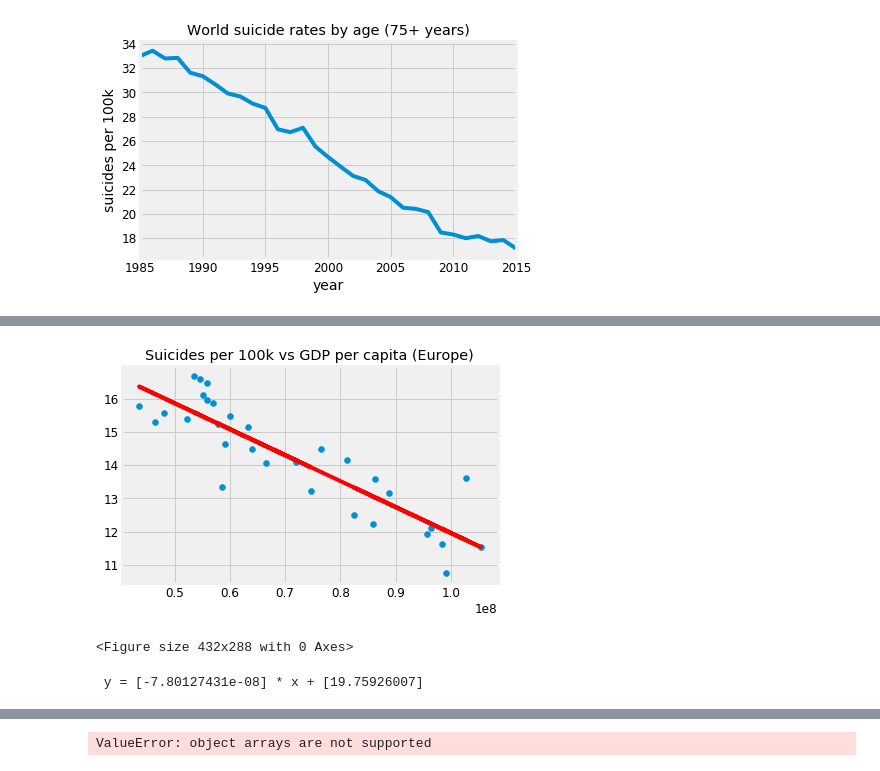
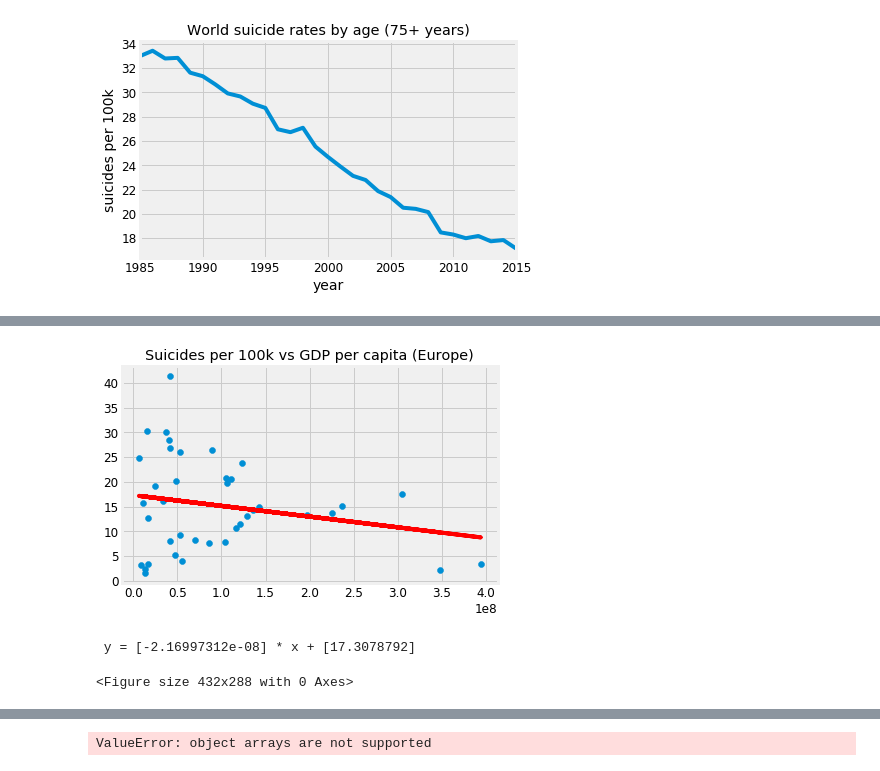
Before and after one commit to MiguelArieiro/WorldSuicideRatesAnalysis, a Jupyter notebook: sgd3.ipynb, the cells around one changed output, grey strips where cells are left out. Cells and saved outputs as stored; diff of their text form; code cells hidden in the pictures.

```diff
--- a/sgd3.ipynb
+++ b/sgd3.ipynb
@@ -463,27 +507,24 @@ for value in continentValues:
 # %%
-from sklearn.linear_model import LinearRegression
-
-X = suicidesPerYearPer100kContinents[suicidesPerYearPer100kContinents['Continent_Name']=='Europe'].iloc[:, -1].values.reshape(-1, 1)  # values converts it into a numpy array
-Y = suicidesPerYearPer100kContinents[suicidesPerYearPer100kContinents['Continent_Name']=='Europe'].iloc[:, -2].values.reshape(-1, 1)  # -1 means that calculate the dimension of rows, but have 1 column
+X = totalSuicidesPer100kCountries[totalSuicidesPer100kCountries['Continent_Name']=='Europe'].iloc[:, -1].values.reshape(-1, 1)  # values converts it into a numpy array
+Y = totalSuicidesPer100kCountries[totalSuicidesPer100kCountries['Continent_Name']=='Europe'].iloc[:, -2].values.reshape(-1, 1)  # -1 means that calculate the dimension of rows, but have 1 column
 
 linear_regressor = LinearRegression()  # create object for the class
 linear_regressor.fit(X, Y)  # perform linear regression
 
 Y_pred = linear_regressor.predict(X)  # make predictions
+
+plt.scatter(X, Y)
+plt.plot(X, Y_pred, color='red')
+
+plt.title("Suicides per 100k vs GDP per capita (Europe)")
+plt.show()
+plt.savefig("plots\Europe_suicide_rate_vs_GDP_per_100k_regression_Europe.png")
+
+#printing equation
+m = linear_regressor.coef_[0]
+b = linear_regressor.intercept_
+print(' y = {0} * x + {1}'.format(m, b))
+# %% [output]
+[figure, added]
+ y = [-2.16997312e-08] * x + [17.3078792]
+<Figure size 432x288 with 0 Axes>
-# %%
-plt.scatter(X, Y)
-plt.plot(X, Y_pred, color='red')
-
-plt.title("Suicides per 100k vs GDP per capita (Europe)")
-plt.show()
-plt.savefig("plots\Europe_suicide_rate_vs_GDP_per_100k_regression_Europe.png")
-# %% [output]
-[figure, removed]
-<Figure size 432x288 with 0 Axes>
-# %%
-
-m = linear_regressor.coef_[0]
-b = linear_regressor.intercept_
-print(' y = {0} * x + {1}'.format(m, b))
-# %% [output]
- y = [-7.80127431e-08] * x + [19.75926007]
```
Also changed, not shown: parts of 10 cells of this notebook, 19 other files.
